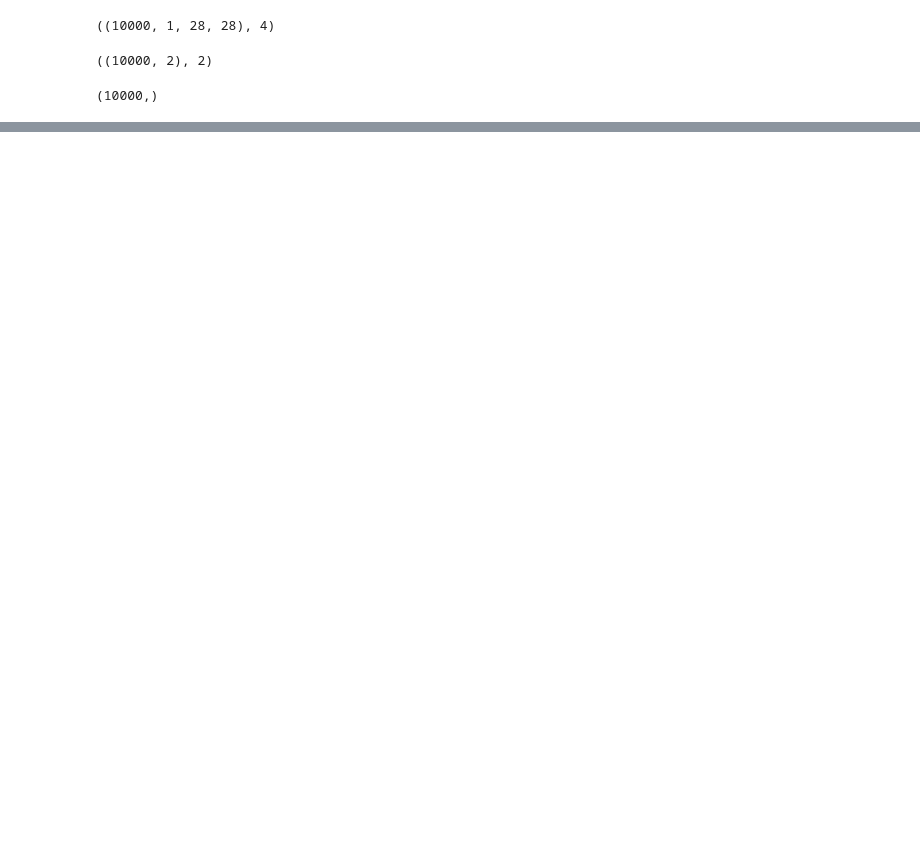
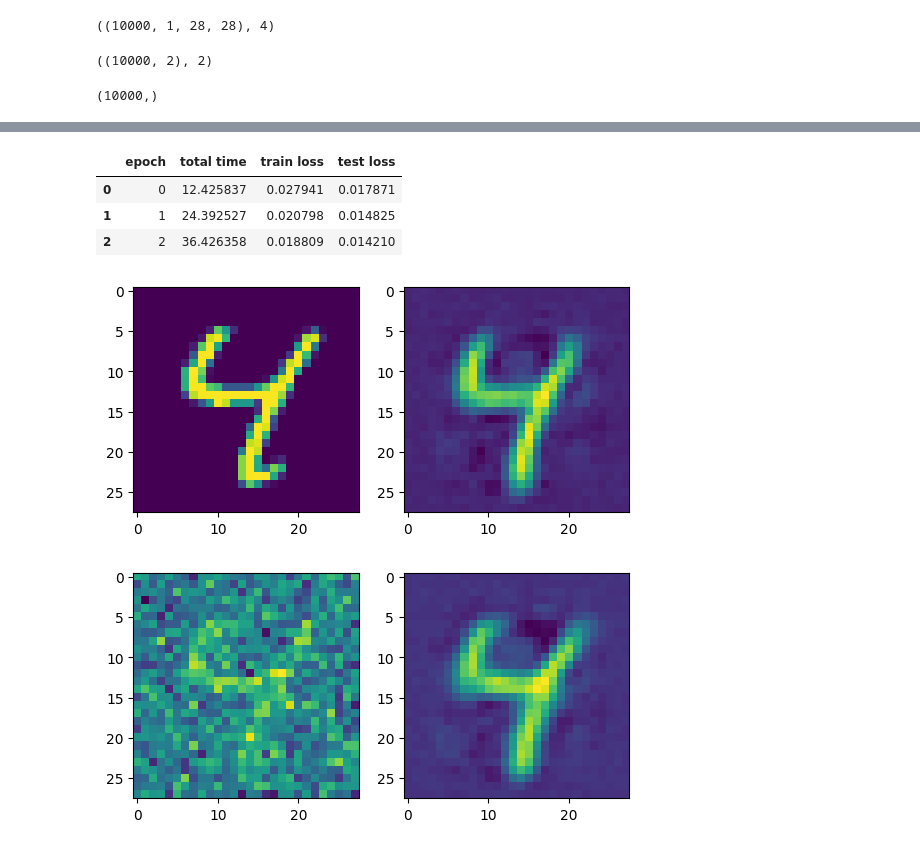
Before and after one commit to Amr-Abdellatif/Full-Autoencoder-implemented-in-PyTorch, a Jupyter notebook: main.ipynb, the cells around one changed output, grey strips where cells are left out. Saved outputs shown, nothing was run; the diff lists cells and outputs as text; code cells hidden in the pictures; blank space fills up the shorter version.

```diff
--- a/main.ipynb
+++ b/main.ipynb
@@ -186,0 +193,11 @@ show_encode_decode(auto_encode_decode,addNoise(test_data_xy[4][0]))
+# %%
+class AdditiveGaussNoise(nn.Module):
+    def __init__(self):
+        super(AdditiveGaussNoise, self).__init__()
+
+    def forward(self,x:torch.Tensor):
+# Every PyTorch Module object has a self.training boolean that can be used to check if we are in training (True) or evaluation (False) mode.
+        if self.training:
+            return addNoise(x,device=device)
+        else:
+            return x
@@ -186,0 +206,39 @@ show_encode_decode(auto_encode_decode,addNoise(test_data_xy[4][0]))
+# %%
+dn_auto_encoder_big = nn.Sequential(
+    nn.Flatten(),
+    AdditiveGaussNoise(),
+    get_layer(D,D*2),
+    get_layer(D*2,D*2),
+    get_layer(D*2,D*2),
+    nn.Linear(D*2,D*2)
+)
+
+dn_auto_decoder_big = nn.Sequential(
+    get_layer(D*2,D*2),
+    get_layer(D*2,D*2),
+    get_layer(D*2,D*2),
+    nn.Linear(D*2,D),
+    View(-1,1,28,28)
+)
+# %%
+dnauto_encode_decode_big = nn.Sequential(
+    dn_auto_encoder_big,
+    dn_auto_decoder_big
+)
+# %%
+train_network(dnauto_encode_decode_big, loss_func=nn.MSELoss(),
+            train_loader=train_loader,
+            test_loader=test_loader,
+            epochs=3,
+            device=device)
+# %% [output]
+|  | epoch | total time | train loss | test loss |
+| 0 | 0 | 12.425837 | 0.027941 | 0.017871 |
+| 1 | 1 | 24.392527 | 0.020798 | 0.014825 |
+| 2 | 2 | 36.426358 | 0.018809 | 0.014210 |
+# %%
+show_encode_decode(dnauto_encode_decode_big, test_data_xy[6][0])
+show_encode_decode(dnauto_encode_decode_big, addNoise(test_data_xy[6][0]))
+# %% [output]
+[figure, added]
+[figure, added]
```
Also changed, not shown: parts of 15 cells of this notebook.
